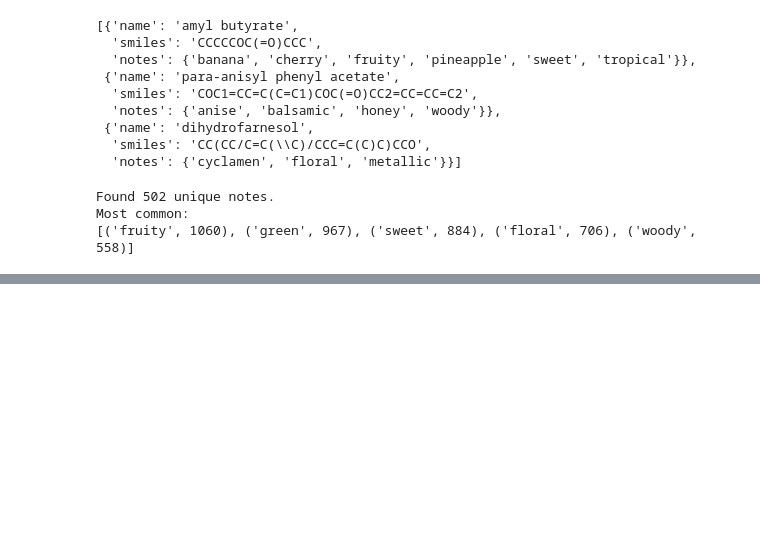
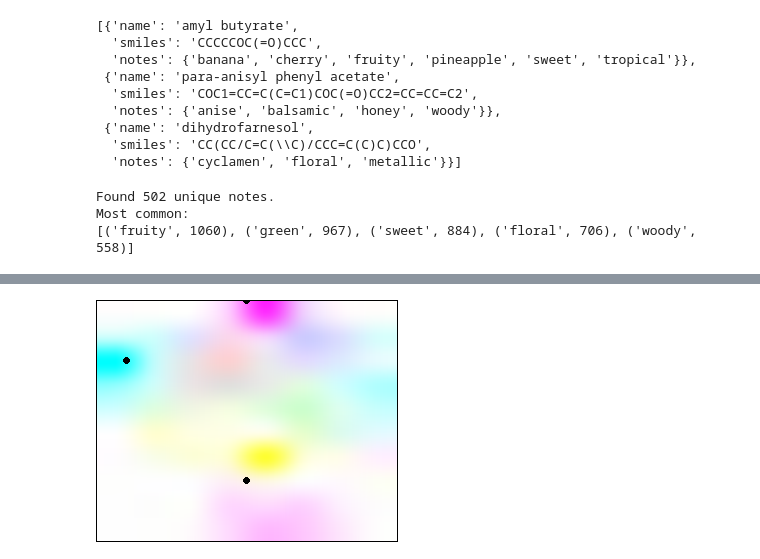
Before and after one commit to laurahsisson/aromap, a Jupyter notebook: chart.ipynb, the cells around one changed output, grey strips where cells are left out. Cells and saved outputs as stored; diff of their text form; code cells hidden in the pictures; blank space fills up the shorter version.

```diff
--- a/chart.ipynb
+++ b/chart.ipynb
@@ -232,18 +258,20 @@ display(tile_pil(make_rgb_pil(rgb_img, 30,1),3,3))
 # %%
 from PIL import ImageDraw
 
 bmu_idxs = []
 for n,f in all_notes.most_common(3):
-    bmu_idxs.append(map.get_bmu_pos(multi_hot([n]))
+    bmu_idxs.append(map.get_bmu_pos(multi_hot([n])).squeeze())
 
 def draw_bmus(pil_img,resize,bmu_idxs,r=3):
     dimg = ImageDraw.Draw(pil_img)
-    for w,h in bmus:
+    for w,h in bmu_idxs:
         # No idea why we have to add 1 to h, but it works well
         y0,x0 = w*resize,(h+1)*resize
         dimg.ellipse([x0-r,y0-r,x0+r,y0+r],fill="black")
     return dimg._image
 
 display(draw_bmus(make_rgb_pil(rgb_img, rsz,1),rsz,bmu_idxs))
+# %% [output]
+[figure, added]
 # %%
 tile_pil(draw_bmus(make_rgb_pil(rgb_img, rsz,0),rsz,bmu_idxs),3,3)
```
Also changed, not shown: parts of 8 cells of this notebook.
